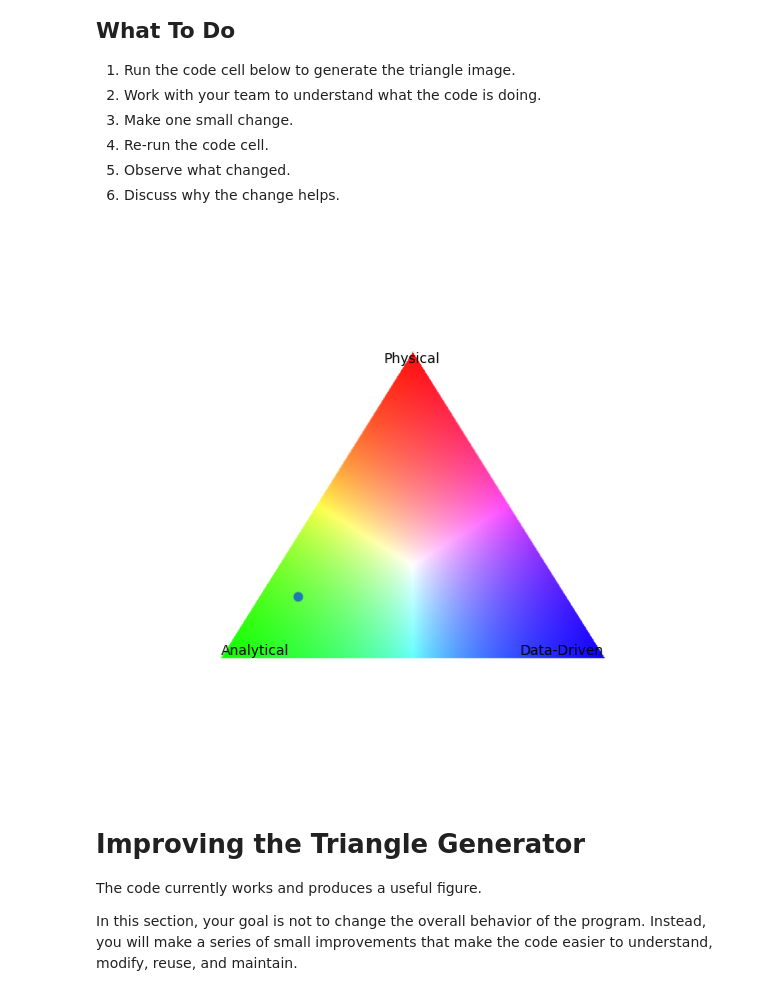
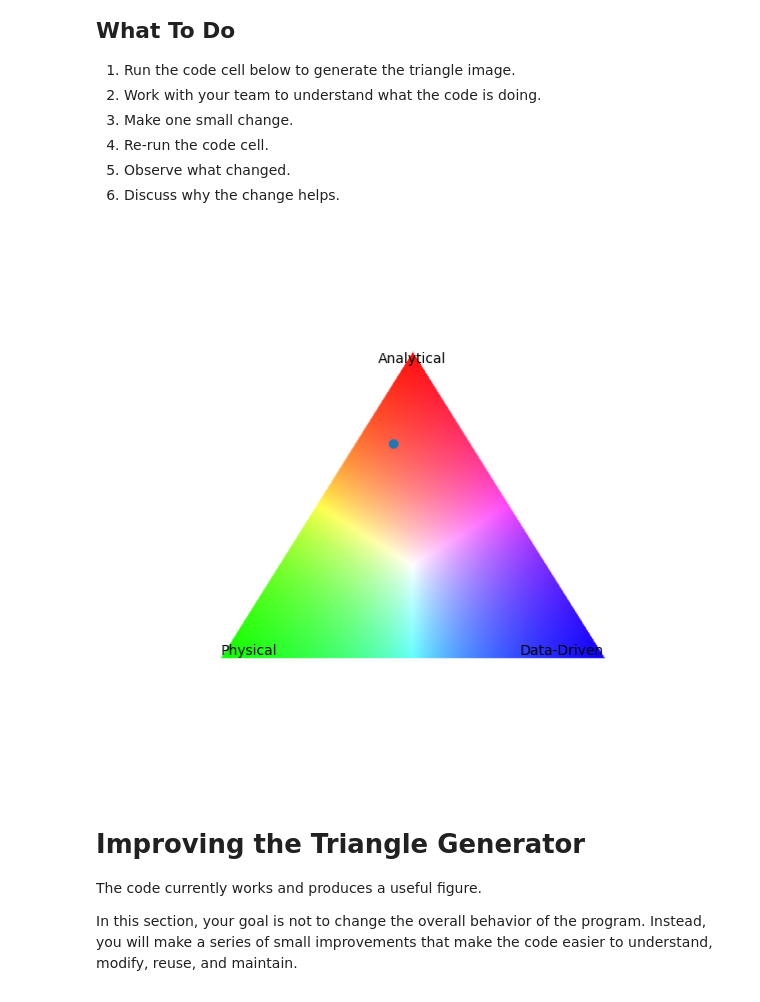
Before and after one commit to falkow12/802modeling_intro, a Jupyter notebook: 01_Model_Triangle.ipynb, the cells around one changed output. Cells and saved outputs as stored; diff of their text form; code cells hidden in the pictures.

```diff
--- a/01_Model_Triangle.ipynb
+++ b/01_Model_Triangle.ipynb
@@ -29,7 +29,7 @@ import matplotlib.pyplot as plt
 wa = 0.7 # analyitical
 wd = 0.1 #data-driven
 wp = 0.2 # physical
-model_weights = [wa, wd, wp]
+model_weights = [wp, wd, wa]
 
 def find_point(weights, left_base, right_base, top):
     """
@@ -95,37 +95,37 @@ def plot_triangle(point = " ", weights=([1/3, 1/3, 1/3]), width = 800, height =
             ):
 
                 d_red = np.linalg.norm(p - red_point)
                 d_green = np.linalg.norm(p - green_point)
                 d_blue = np.linalg.norm(p - blue_point)
 
                 # Convert distances into "closeness"
                 r = 1.0 - d_red / max_dist
                 g = 1.0 - d_green / max_dist
                 b = 1.0 - d_blue / max_dist
 
                 color = np.array([r, g, b])
 
                 # Normalize so colors remain vivid
                 color /= color.max()
 
                 image[y, x] = color
 
     point = find_point(model_weights, green_point, blue_point, red_point)
 
     # Display result
     plt.figure(figsize=(8, 7))
     plt.scatter(point[0], point[1])
-    plt.text(green_point[0], green_point[1], 'Analytical', ha='left', va='bottom')
+    plt.text(green_point[0], green_point[1], 'Physical', ha='left', va='bottom')
     plt.text(blue_point[0], blue_point[1], 'Data-Driven', ha='right', va='bottom')
-    plt.text(red_point[0], red_point[1], 'Physical', ha='center', va='top')
+    plt.text(red_point[0], red_point[1], 'Analytical', ha='center', va='top')
     plt.imshow(image)
     plt.axis("off")
 
 
 plot_triangle()
-#plt.savefig("./plot.png")
+plt.savefig("./plot.png")
 # %% [output]
-[figure, old version]
+[figure, new version]
 # %% [markdown]
 # Improving the Triangle Generator
 
```
Also changed, not shown: 6 other files.
